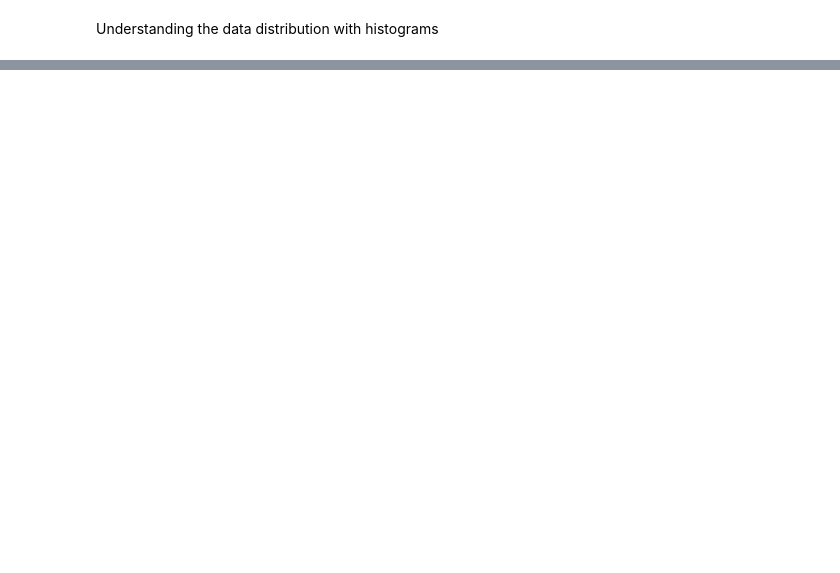
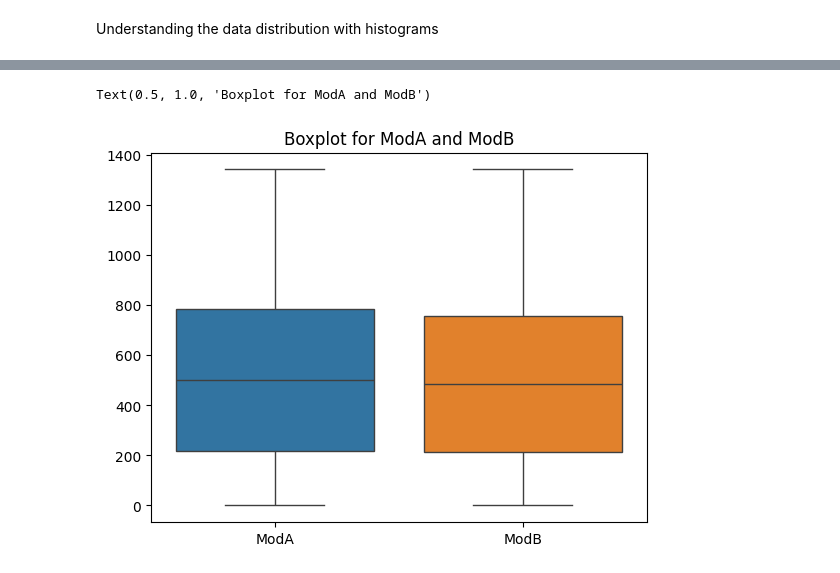
Before and after one commit to mussewold/kaim-week-0, a Jupyter notebook: notebooks/task-1.ipynb, the cells around one changed output, grey strips where cells are left out. Saved outputs shown, nothing was run; the diff lists cells and outputs as text; code cells hidden in the pictures; blank space fills up the shorter version.

```diff
--- a/notebooks/task-1.ipynb
+++ b/notebooks/task-1.ipynb
@@ -156,0 +181,6 @@ benin_data.plot(kind='box', figsize=(12, 6))
+# %%
+sns.boxplot(data=benin_clean_data[['ModA', 'ModB']])
+plt.title("Boxplot for ModA and ModB")
+# %% [output]
+Text(0.5, 1.0, 'Boxplot for ModA and ModB')
+[figure, added]
```
Also changed, not shown: parts of 14 cells of this notebook.
